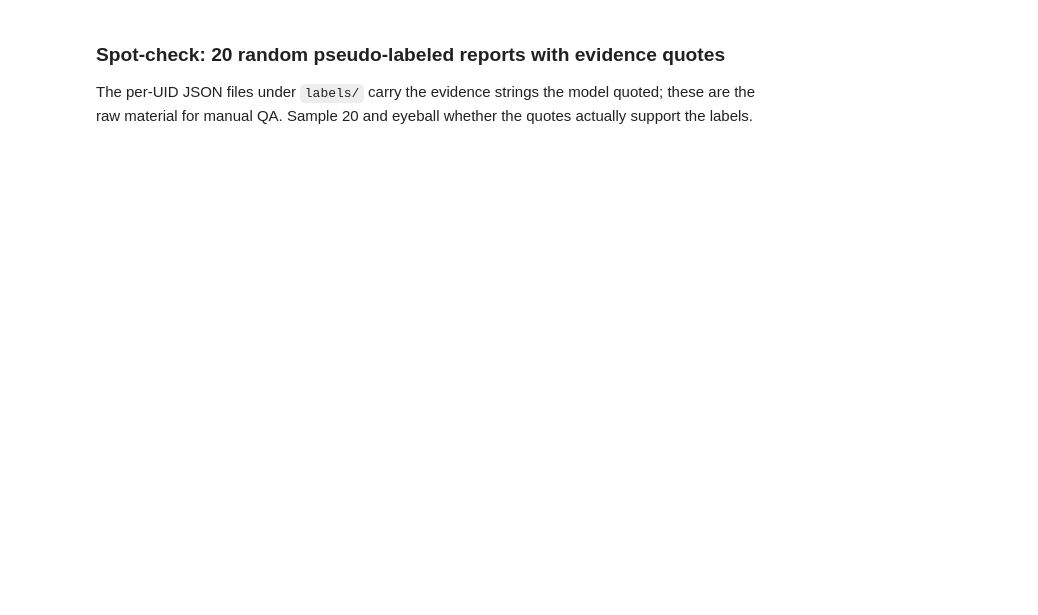
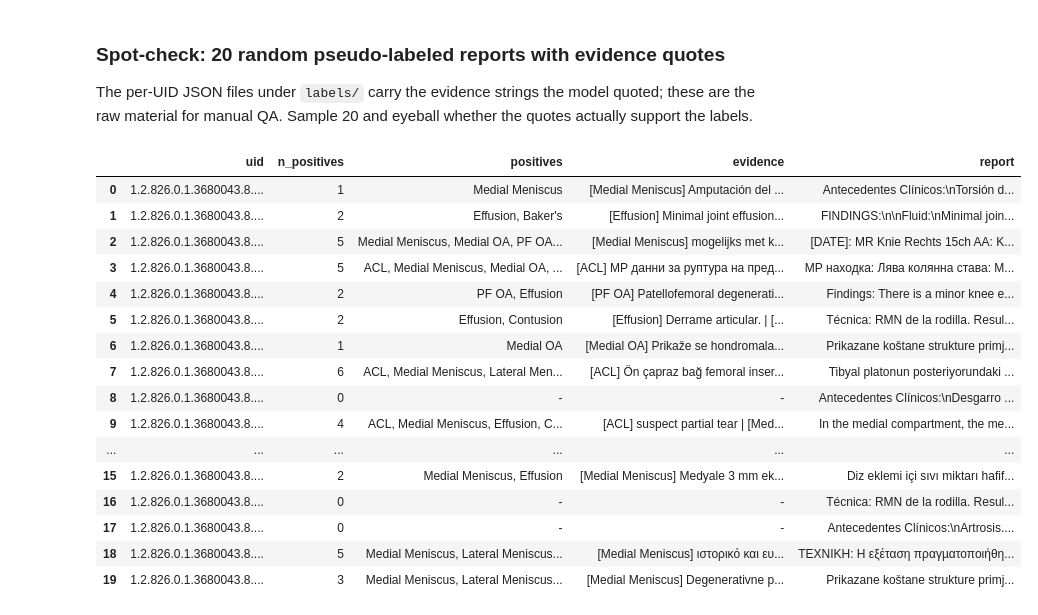
Before and after one commit to gperdrizet/RSNA-knee-abnormality, a Jupyter notebook: notebooks/02-label_extraction.ipynb, the cells around one changed output. Cells and saved outputs as stored; diff of their text form; code cells hidden in the pictures; blank space fills up the shorter version.

Commit message:
Finished label extraction from reports for training set

```diff
--- a/notebooks/02-label_extraction.ipynb
+++ b/notebooks/02-label_extraction.ipynb
@@ -796,5 +808,7 @@ PosixPath('/workspaces/RSNA-knee-abnormality/data/pipeline/label_extraction')
 # %%
-merged_f = pipeline_config.OUTPUT_ROOT / LABEL_RUN / config.MERGED_CSV_NAME
+FULL_EXTRACTION_RUN = '20260910_ensemble_full'
+
+merged_f = pipeline_config.OUTPUT_ROOT / FULL_EXTRACTION_RUN / config.MERGED_CSV_NAME
 
 print(
     'merged dataset:', merged_f, 'exists:',
@@ -804,9 +818,10 @@ print(
 merged = pd.read_csv(merged_f) if merged_f and merged_f.exists() else None
 
 print('label_source:\n', merged['label_source'].value_counts().to_string())
-pseudo = merged[merged['label_source'] == config.LABEL_SOURCE_PSEUDO]
+pseudo = merged[merged['label_source'] == 'pseudo']
+
 print('\npseudo_status:\n', pseudo['pseudo_status'].value_counts().to_string())
-failed_f = pipeline_config.OUTPUT_ROOT / LABEL_RUN / 'failed_uids.txt'
+failed_f = pipeline_config.OUTPUT_ROOT / FULL_EXTRACTION_RUN / 'failed_uids.txt'
 
 if failed_f.exists():
     print('\nfailed_uids.txt lines:',
@@ -816,8 +860,8 @@ AttributeError: module 'configuration' has no attribute 'MERGED_CSV_NAME'
 # %%
-# Pseudo-label distribution: how 'abnormal' does the pseudo-labeled cohort
-# look? (Sanity check: expect a skewed, mostly-zero distribution.)
+# Pseudo-label distribution: how 'abnormal' does the pseudo-labeled cohort look? (Sanity check: expect a skewed, mostly-zero distribution.)
 if merged is not None:
-    pseudo = merged[merged['label_source'] == config.LABEL_SOURCE_PSEUDO].copy()
+
+    pseudo = merged[merged['label_source'] == 'pseudo'].copy()
     ok = ~pseudo['pseudo_status'].isin(['failed', 'unparseable'])
     pos = (pseudo.loc[ok, label_cols].fillna(0) == 1).sum()
 
@@ -833,4 +877,4 @@ if merged is not None:
         round(pseudo.loc[ok, label_cols].fillna(0).sum(axis=1).mean(), 2)
     )
 
-    dist
+    display(dist)
@@ -841,30 +901,46 @@ The per-UID JSON files under `labels/` carry the evidence strings the model quot
 # %%
 if merged is None:
     raise SystemExit('Set RUN_ID first (cell above).')
 
-pseudo = merged[merged['label_source'] == config.LABEL_SOURCE_PSEUDO]
-pseudo = pseudo[pseudo['pseudo_status'] == 'pseudo']
 raw = pd.read_csv(config.TRAIN_CSV).set_index('StudyInstanceUID')
-labs_dir = pipeline_config.OUTPUT_ROOT / LABEL_RUN / 'labels'
+labs_dir = pipeline_config.OUTPUT_ROOT / FULL_EXTRACTION_RUN / 'labels'
 
 rng = np.random.default_rng(42)
 pick = rng.choice(pseudo['StudyInstanceUID'].values, size=min(20, len(pseudo)))
 
 records = []
 
 for uid in pick:
     rec = json.loads((labs_dir / f'{uid}.csv').read_text())
     pos = {c: rec[f'{c}_evidence'] for c in label_cols if rec.get(c) == 1}
 
     records.append({
         'uid': uid[:22] + '...',
         'n_positives': len(pos),
         'positives': ', '.join(pos) or '-',
         'evidence': ' | '.join(f'[{c}] {e}' for c, e in pos.items()) or '-',
         'report': str(raw.loc[uid, 'Report'])[:500],
     })
 
 sp = pd.DataFrame(records)
 
 with pd.option_context('display.max_colwidth', 120):
-    sp
+    display(sp)
+# %% [output]
+|  | uid | n_positives | positives | evidence | report |
+| 0 | 1.2.826.0.1.3680043.8.... | 1 | Medial Meniscus | [Medial Meniscus] Amputación del ... | Antecedentes Clínicos:\nTorsión d... |
+| 1 | 1.2.826.0.1.3680043.8.... | 2 | Effusion, Baker's | [Effusion] Minimal joint effusion... | FINDINGS:\n\nFluid:\nMinimal join... |
+| 2 | 1.2.826.0.1.3680043.8.... | 5 | Medial Meniscus, Medial OA, PF OA... | [Medial Meniscus] mogelijks met k... | [DATE]: MR Knie Rechts 15ch AA: K... |
+| 3 | 1.2.826.0.1.3680043.8.... | 5 | ACL, Medial Meniscus, Medial OA, ... | [ACL] МР данни за руптура на пред... | МР находка: Лява колянна става: М... |
+| 4 | 1.2.826.0.1.3680043.8.... | 2 | PF OA, Effusion | [PF OA] Patellofemoral degenerati... | Findings: There is a minor knee e... |
+| 5 | 1.2.826.0.1.3680043.8.... | 2 | Effusion, Contusion | [Effusion] Derrame articular. | [... | Técnica: RMN de la rodilla. Resul... |
+| 6 | 1.2.826.0.1.3680043.8.... | 1 | Medial OA | [Medial OA] Prikaže se hondromala... | Prikazane koštane strukture primj... |
+| 7 | 1.2.826.0.1.3680043.8.... | 6 | ACL, Medial Meniscus, Lateral Men... | [ACL] Ön çapraz bağ femoral inser... | Tibyal platonun posteriyorundaki ... |
+| 8 | 1.2.826.0.1.3680043.8.... | 0 | - | - | Antecedentes Clínicos:\nDesgarro ... |
+| 9 | 1.2.826.0.1.3680043.8.... | 4 | ACL, Medial Meniscus, Effusion, C... | [ACL] suspect partial tear | [Med... | In the medial compartment, the me... |
+| ... | ... | ... | ... | ... | ... |
+| 15 | 1.2.826.0.1.3680043.8.... | 2 | Medial Meniscus, Effusion | [Medial Meniscus] Medyale 3 mm ek... | Diz eklemi içi sıvı miktarı hafif... |
+| 16 | 1.2.826.0.1.3680043.8.... | 0 | - | - | Técnica: RMN de la rodilla. Resul... |
+| 17 | 1.2.826.0.1.3680043.8.... | 0 | - | - | Antecedentes Clínicos:\nArtrosis.... |
+| 18 | 1.2.826.0.1.3680043.8.... | 5 | Medial Meniscus, Lateral Meniscus... | [Medial Meniscus] ιστορικό και ευ... | TEXNIKH: Η εξέταση πραγµατοποιήθη... |
+| 19 | 1.2.826.0.1.3680043.8.... | 3 | Medial Meniscus, Lateral Meniscus... | [Medial Meniscus] Degenerativne p... | Prikazane koštane strukture primj... |
```
Also changed, not shown: parts of 18 cells of this notebook, 2 other files.
